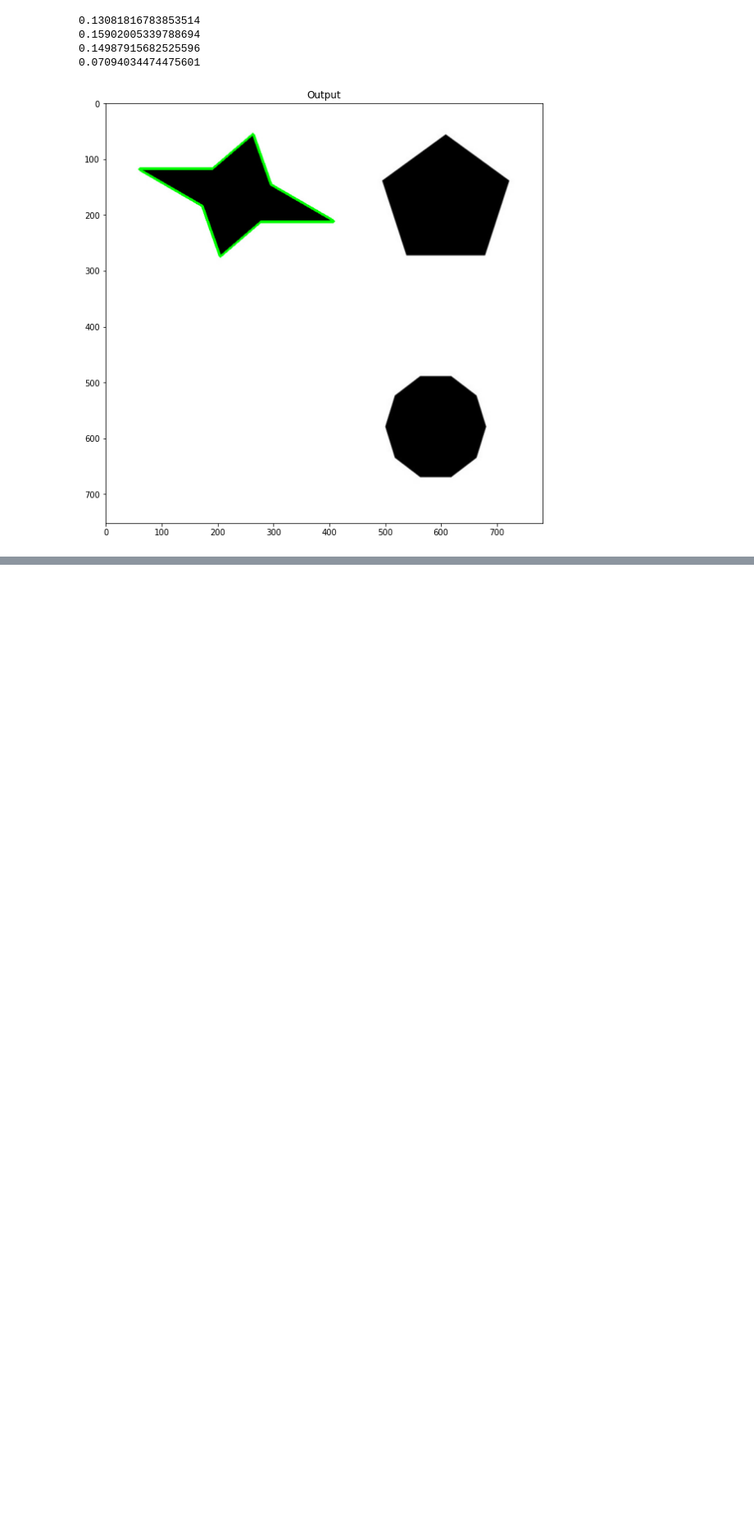
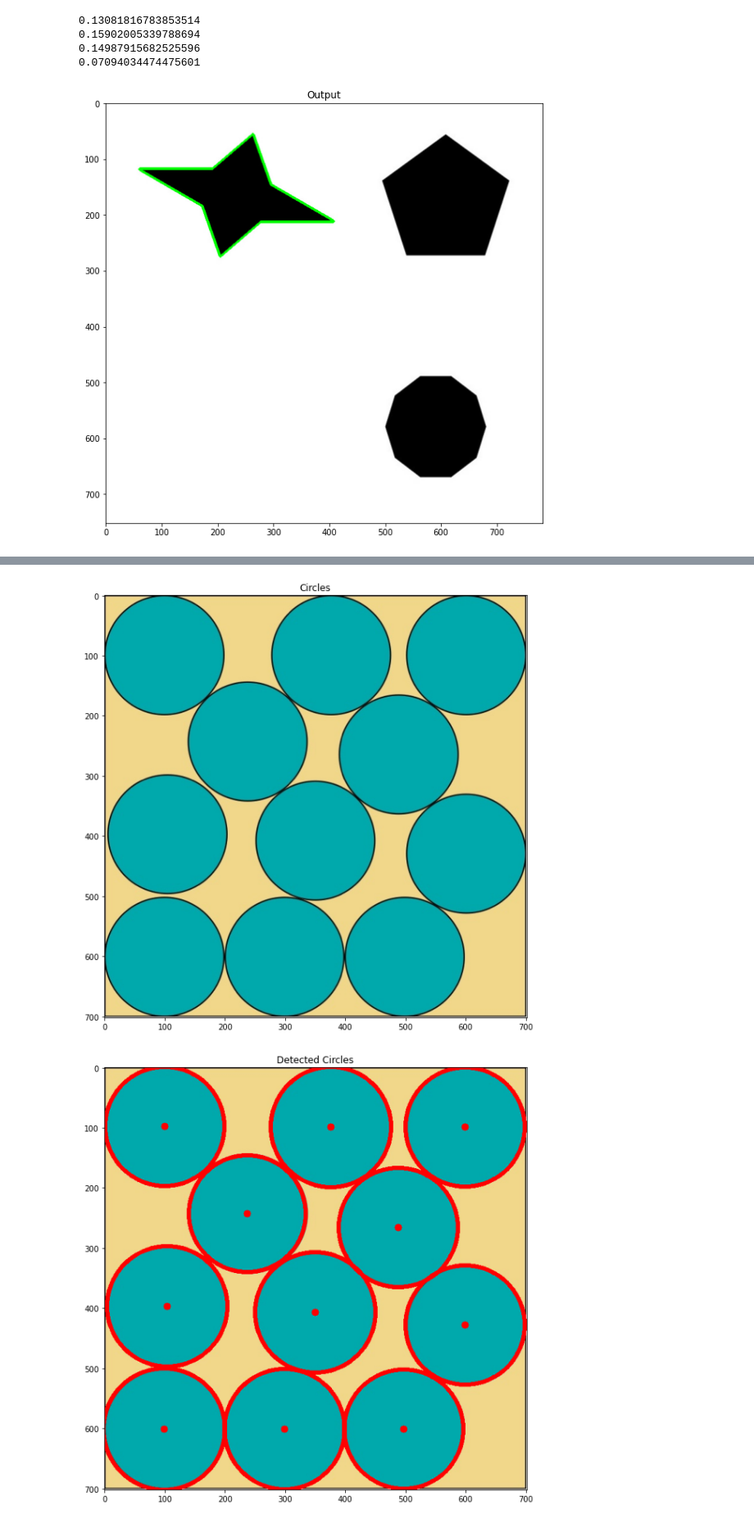
Before and after one commit to enosjeba/OpenCV, a Jupyter notebook: OpenCv_Contours.ipynb, the cells around one changed output, grey strips where cells are left out. Shown at 82% size. Drawn from its saved outputs; the diff is of its cells as text; code cells hidden in the pictures; blank space fills up the shorter version.

```diff
--- a/OpenCv_Contours.ipynb
+++ b/OpenCv_Contours.ipynb
@@ -605,0 +701,24 @@ imshow('Output', target)
+# %%
+image = cv2.imread('Circles_Packed_In_Square_11.jpeg')
+imshow('Circles', image)
+gray = cv2.cvtColor(image, cv2.COLOR_BGR2GRAY)
+
+blur = cv2.medianBlur(gray, 5)
+
+circles = cv2.HoughCircles(blur, cv2.HOUGH_GRADIENT, 1.2, 25)
+
+cv2.HoughCircles(gray, cv2.HOUGH_GRADIENT, 1.2, 100)
+
+circles = np.uint16(np.around(circles))
+
+for i in circles[0,:]:
+  #draw the outer circle
+  cv2.circle(image, (i[0], i[1]), i[2], (0,0,255), 5)
+
+  #draw the center of circle
+  cv2.circle(image, (i[0], i[1]), 2, (0,0,255), 8)
+
+imshow('Detected Circles', image)
+# %% [output]
+[figure, added]
+[figure, added]
```
Also changed, not shown: parts of 11 cells of this notebook.
